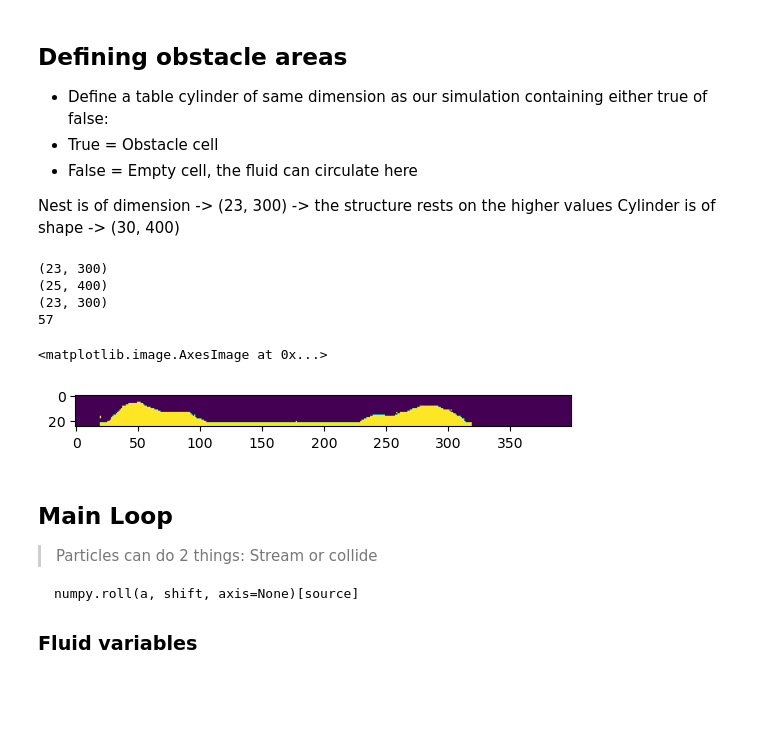
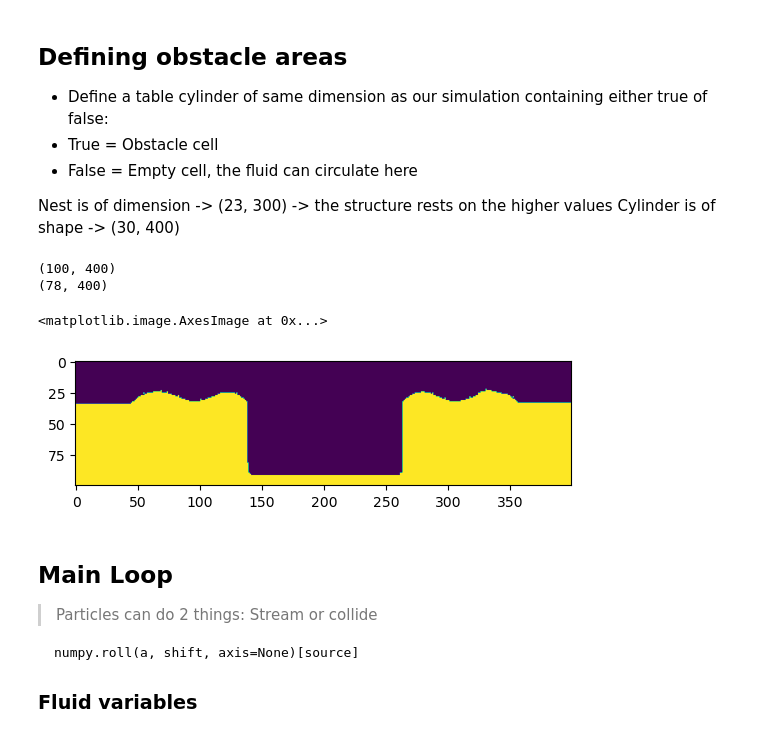
Before and after one commit to Dunckleosteus/fluid-simulation, a Jupyter notebook: FluidSim.ipynb, the cells around one changed output. Saved outputs shown, nothing was run; the diff lists cells and outputs as text; code cells hidden in the pictures; blank space fills up the shorter version.

```diff
--- a/FluidSim.ipynb
+++ b/FluidSim.ipynb
@@ -15,0 +10,4 @@ import matplotlib.animation as animation
+# %%
+# choice = "pipe"
+#choice = "nest"
+choice = "pipe&nest"
@@ -15,0 +30,13 @@ import matplotlib.animation as animation
+# %%
+# resizing image
+new_width = 400
+width_percent = (new_width / float(im.size[0]))
+new_height = int((float(im.size[1]) * float(width_percent)))
+
+resized_img = im.resize((new_width, new_height))
+# resized_img = resized_img.convert("L")
+
+np_img = np.array(resized_img)
+np_img = np_img[:, :, 0]
+print(np_img.shape)
+pyplot.imshow(np_img)
@@ -15,0 +51,8 @@ import matplotlib.animation as animation
+# %%
+pipe_with_nest = np.full(np_img.shape, False)
+for x in range(np_img.shape[0]):
+    for y in range(np_img.shape[1]):
+        if np_img[x][y] == 237:
+            pipe_with_nest[x][y] = True
+
+pyplot.imshow(pipe_with_nest)
@@ -34,9 +91,9 @@ frames = []
 # %%
 # define variables
 Nx = 400 # width of the simulation
-Ny = 25 # height of the simulation
+Ny = 150 # height of the simulation
 tau = .53 # kinematic viscosity
-Nt = 2000 # iterations through time
+Nt = 8000 # iterations through time
 
 # lattice speeds ands weights
 # defining discrete velocity
@@ -49,7 +106,7 @@ weights = np.array([4/9, 1/9, 1/36, 1/9, 1/36, 1/9, 1/36, 1/9, 1/36]) # checked
 
 # Initial conditions
 ## Adding slight inconsistencies (mesoscopic velocity)
-F = np.ones((Ny, Nx, NL)) + .01 * np.random.randn(Ny, Nx, NL)
+F = np.ones((Ny, Nx, NL)) + .001 * np.random.randn(Ny, Nx, NL)
 #                            ^
 #                            |
 #                   Random inconstencies
@@ -71,26 +128,29 @@ Cylinder is of shape -> (30, 400)
 # %%
 # creating obstacle
 # start by making an new array with the same dimimentions as our simulation
 cylinder = np.full((Ny, Nx), False) # if the value is false = empty space, else it's an obstacle
-nest = get_obstacle() # return as np array containing either true of false
+if choice == "pipe":
+    nest = pipe_with_nest
+elif choice == "nest":
+    nest = get_obstacle() # return as np array containing either true of false
+elif choice == "pipe&nest":
+    nest = pipe_with_nest
+
 
 vertical_offset = cylinder.shape[0] - nest.shape[0]
 print(cylinder.shape)
 print(nest.shape)
-print(offset)
 for x in range(nest.shape[0]):
     for y in range(nest.shape[1]):
-        cylinder[x+vertical_offset][y+20] = nest[x][y]
+        cylinder[x+vertical_offset][y+0] = nest[x][y]
 
 fig, ax = pyplot.subplots()
 ax.imshow(cylinder)
 # %% [output]
-(23, 300)
-(25, 400)
-(23, 300)
-57
+(100, 400)
+(78, 400)
 <matplotlib.image.AxesImage at 0x...>
-[figure, old version]
+[figure, new version]
 # %% [markdown]
 ## Main Loop
 > Particles can do 2 things: Stream or collide
```
Also changed, not shown: parts of 18 cells of this notebook, 7 other files.
